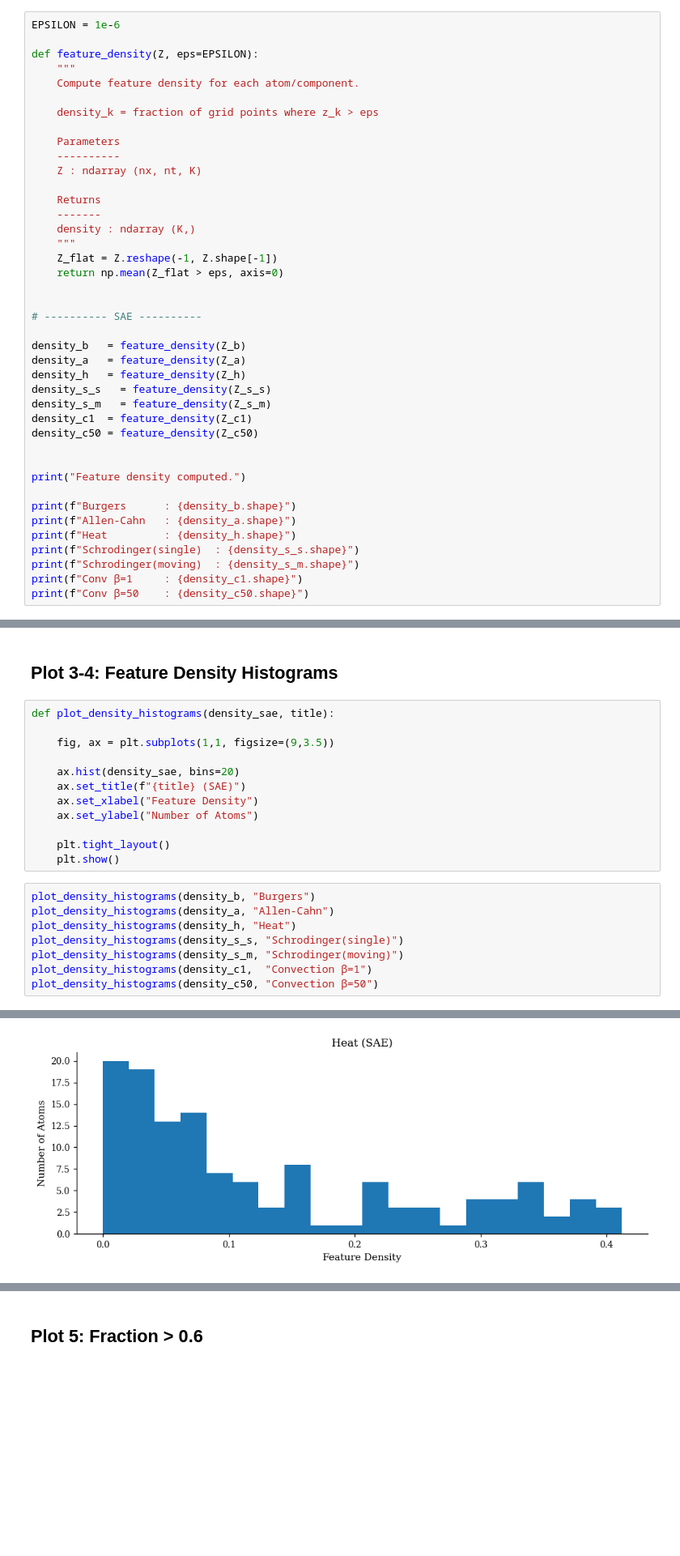
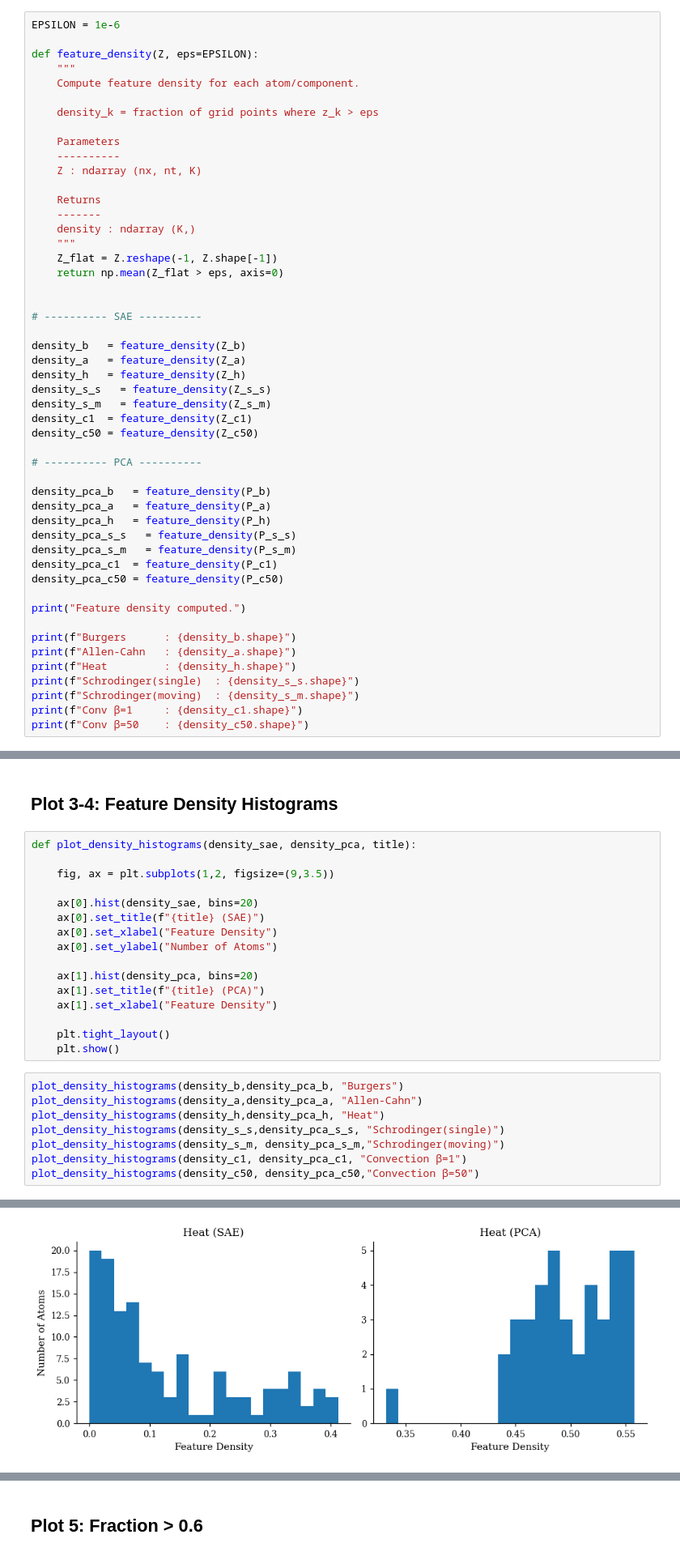
Before and after one commit to NanditaPatil-dotcom/PhysSAE, a Jupyter notebook: PhysSAE_Monosemanticity.ipynb, the cells around one changed output, grey strips where cells are left out. Shown at 81% size. Cells and saved outputs as stored; diff of their text form; blank space fills up the shorter version.

```diff
--- a/PhysSAE_Monosemanticity.ipynb
+++ b/PhysSAE_Monosemanticity.ipynb
@@ -1125,6 +1174,15 @@ density_s_m   = feature_density(Z_s_m)
 density_c1  = feature_density(Z_c1)
 density_c50 = feature_density(Z_c50)
 
+# ---------- PCA ----------
+
+density_pca_b   = feature_density(P_b)
+density_pca_a   = feature_density(P_a)
+density_pca_h   = feature_density(P_h)
+density_pca_s_s   = feature_density(P_s_s)
+density_pca_s_m   = feature_density(P_s_m)
+density_pca_c1  = feature_density(P_c1)
+density_pca_c50 = feature_density(P_c50)
 
 print("Feature density computed.")
 
@@ -1250,23 +1336,27 @@ plot_mk_histograms(mk_c50, "Convection β=50")
 # %% [markdown]
 ## Plot 3-4: Feature Density Histograms
 # %%
-def plot_density_histograms(density_sae, title):
+def plot_density_histograms(density_sae, density_pca, title):
 
-    fig, ax = plt.subplots(1,1, figsize=(9,3.5))
+    fig, ax = plt.subplots(1,2, figsize=(9,3.5))
 
-    ax.hist(density_sae, bins=20)
-    ax.set_title(f"{title} (SAE)")
-    ax.set_xlabel("Feature Density")
-    ax.set_ylabel("Number of Atoms")
+    ax[0].hist(density_sae, bins=20)
+    ax[0].set_title(f"{title} (SAE)")
+    ax[0].set_xlabel("Feature Density")
+    ax[0].set_ylabel("Number of Atoms")
+
+    ax[1].hist(density_pca, bins=20)
+    ax[1].set_title(f"{title} (PCA)")
+    ax[1].set_xlabel("Feature Density")
 
     plt.tight_layout()
     plt.show()
 # %%
-plot_density_histograms(density_b, "Burgers")
-plot_density_histograms(density_a, "Allen-Cahn")
-plot_density_histograms(density_h, "Heat")
-plot_density_histograms(density_s_s, "Schrodinger(single)")
-plot_density_histograms(density_s_m, "Schrodinger(moving)")
-plot_density_histograms(density_c1,  "Convection β=1")
-plot_density_histograms(density_c50, "Convection β=50")
+plot_density_histograms(density_b,density_pca_b, "Burgers")
+plot_density_histograms(density_a,density_pca_a, "Allen-Cahn")
+plot_density_histograms(density_h,density_pca_h, "Heat")
+plot_density_histograms(density_s_s,density_pca_s_s, "Schrodinger(single)")
+plot_density_histograms(density_s_m, density_pca_s_m,"Schrodinger(moving)")
+plot_density_histograms(density_c1, density_pca_c1, "Convection β=1")
+plot_density_histograms(density_c50, density_pca_c50,"Convection β=50")
 # %% [output]
@@ -1275 +1365 @@ plot_density_histograms(density_c50, "Convection β=50")
-[figure, old version]
+[figure, new version]
```
Also changed, not shown: parts of 15 cells of this notebook.
